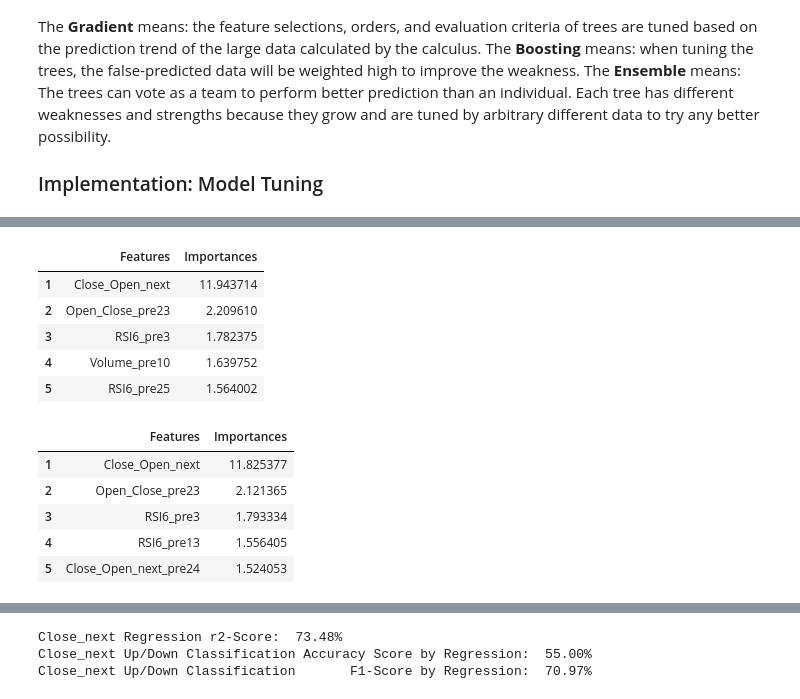
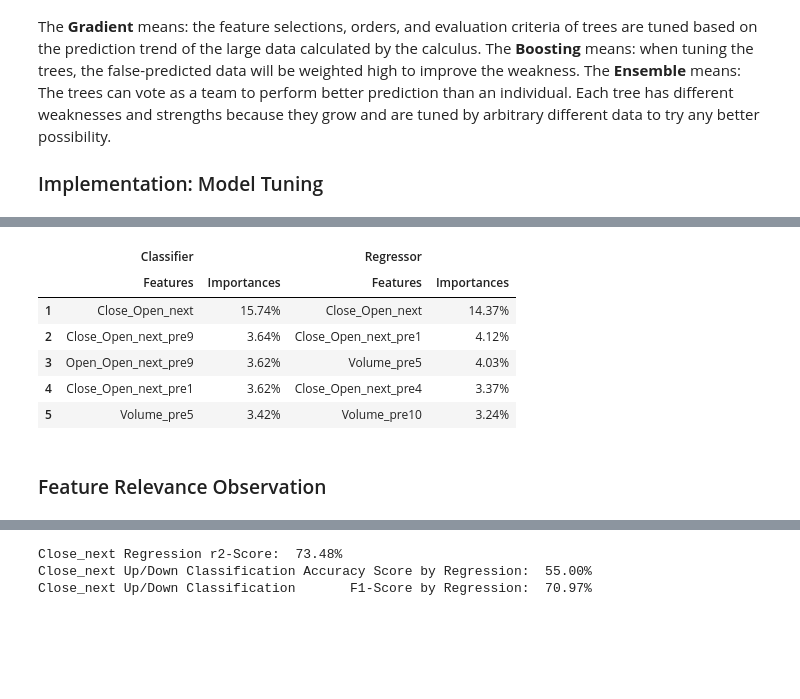
Before and after one commit to Mincent/capstone, a Jupyter notebook: report.ipynb, the cells around one changed output, grey strips where cells are left out. Drawn from its saved outputs; the diff is of its cells as text; code cells hidden in the pictures; blank space fills up the shorter version.

```diff
--- a/report.ipynb
+++ b/report.ipynb
@@ -809,0 +808,9 @@ The best classifier is GradientBoostingClassifier with  72.22% f1-score and 7-da
+# %%
+best_feature          = score_day(X = X, y = y,
+     feature_days_max =
+                        14
+   , feature          = feature_base
+#                       + feature_vec
+                      + feature_next
+#                       + feature_stat
+                                 )
@@ -818,3 +833,0 @@ f.set_ylabel     ('Feature Importances (%)');
-# %%
-score, best_feature = score_day(feature_days_max = 10, feature = feature_base, train_test_split = date(2017, 1, 1), X = X, y = y)
-plot_day(score, size = Page_size/2)
@@ -825,3 +833,0 @@ The best classifier is SVC with  72.69% f1-score and 1-day features per predicti
-# %%
-score, best_feature = score_day(feature_days_max = 30, feature = feature_all , train_test_split = date(2017, 1, 1), X = X, y = y)
-plot_day(score                    )
@@ -832,3 +833,0 @@ The best classifier is GradientBoostingClassifier with  74.79% f1-score and 26-d
-# %%
-score, best_feature = score_day(feature_days_max = 30, feature = feature_all , train_test_split = date(2017, 1, 1), X = X, y = y)
-plot_day(score                    )
@@ -839,28 +834,30 @@ The best classifier is GradientBoostingClassifier with  74.79% f1-score and 26-d
 # %%
-feature_importances = lambda     feature, learner: pd.DataFrame           ({
-       'Features'       :        feature,
-       'Importances (%)':                  learner.feature_importances_*100}).sort_values(
-  by = 'Importances (%)', ascending = 0 ). reset_index(drop = 1).rename(index = lambda c: c + 1).head()
+def        feature_importances(     feature, learner):
+    df = pd.DataFrame         ({
+       'Features'   :               feature,
+       'Importances':                        learner.feature_importances_*100}).sort_values(by =
+       'Importances', ascending = 0). reset_index(drop = 1).rename(index = lambda c: c + 1)
+    df['Importances'] = df['Importances'].map(percent.format)
+    return df
 
-display(feature_importances(best_feature['feature'],
-                            best_feature['clf'    ]).head())
+from sklearn.ensemble import GradientBoostingRegressor
+def        feature_importances_GBR(X_train,               y_train, random_state = random_state, X_test = None, y_test = None):
+    return feature_importances(    X_train.columns,
+                               GradientBoostingRegressor         ( random_state = random_state).
+                               fit(X_train,               y_train))
+
+feature_importances_default = feature_importances(best_feature['feature'],
+                                                  best_feature['clf'    ])
+
+display(pd.concat([feature_importances_default,
+                   feature_importances_GBR(**best_feature['Xy'])], axis = 1, keys = ['Classifier', 'Regressor']).head())
 # %% [output]
-|  | Features | Importances |
-| 1 | Close_Open_next | 11.943714 |
-| 2 | Open_Close_pre23 | 2.209610 |
-| 3 | RSI6_pre3 | 1.782375 |
-| 4 | Volume_pre10 | 1.639752 |
-| 5 | RSI6_pre25 | 1.564002 |
+|  | Classifier |  | Regressor |  |
+|  | Features | Importances | Features | Importances |
+| 1 | Close_Open_next | 15.74% | Close_Open_next | 14.37% |
+| 2 | Close_Open_next_pre9 | 3.64% | Close_Open_next_pre1 | 4.12% |
+| 3 | Open_Open_next_pre9 | 3.62% | Volume_pre5 | 4.03% |
+| 4 | Close_Open_next_pre1 | 3.62% | Close_Open_next_pre4 | 3.37% |
+| 5 | Volume_pre5 | 3.42% | Volume_pre10 | 3.24% |
-# %%
-from sklearn.ensemble import GradientBoostingRegressor
-
-display(feature_importances(X_train.columns,
-                            GradientBoostingRegressor(random_state = random_state).
-                            fit(X_train, y_train['Close_Close_next_up'])).head())
-# %% [output]
-|  | Features | Importances |
-| 1 | Close_Open_next | 11.825377 |
-| 2 | Open_Close_pre23 | 2.121365 |
-| 3 | RSI6_pre3 | 1.793334 |
-| 4 | RSI6_pre13 | 1.556405 |
-| 5 | Close_Open_next_pre24 | 1.524053 |
+# %% [markdown]
+### Feature Relevance Observation
```
Also changed, not shown: parts of 30 cells of this notebook.
